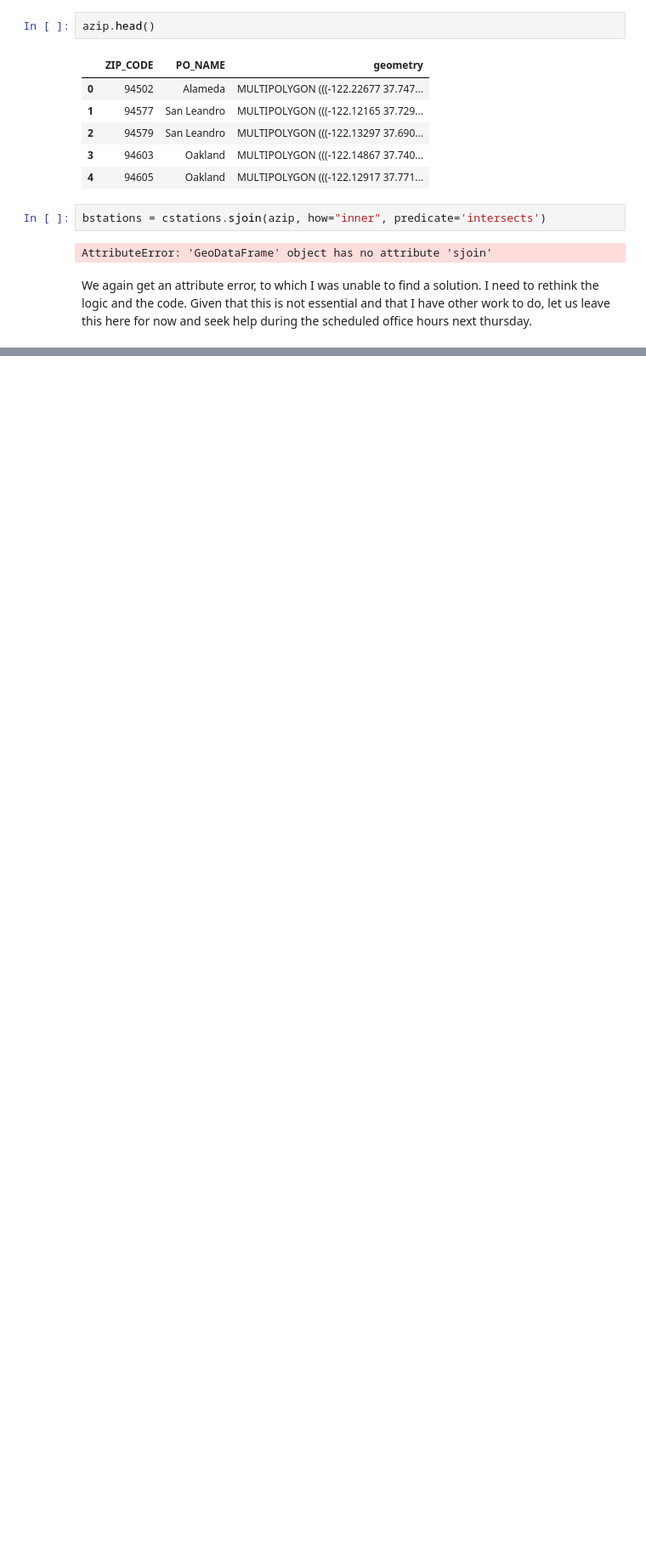
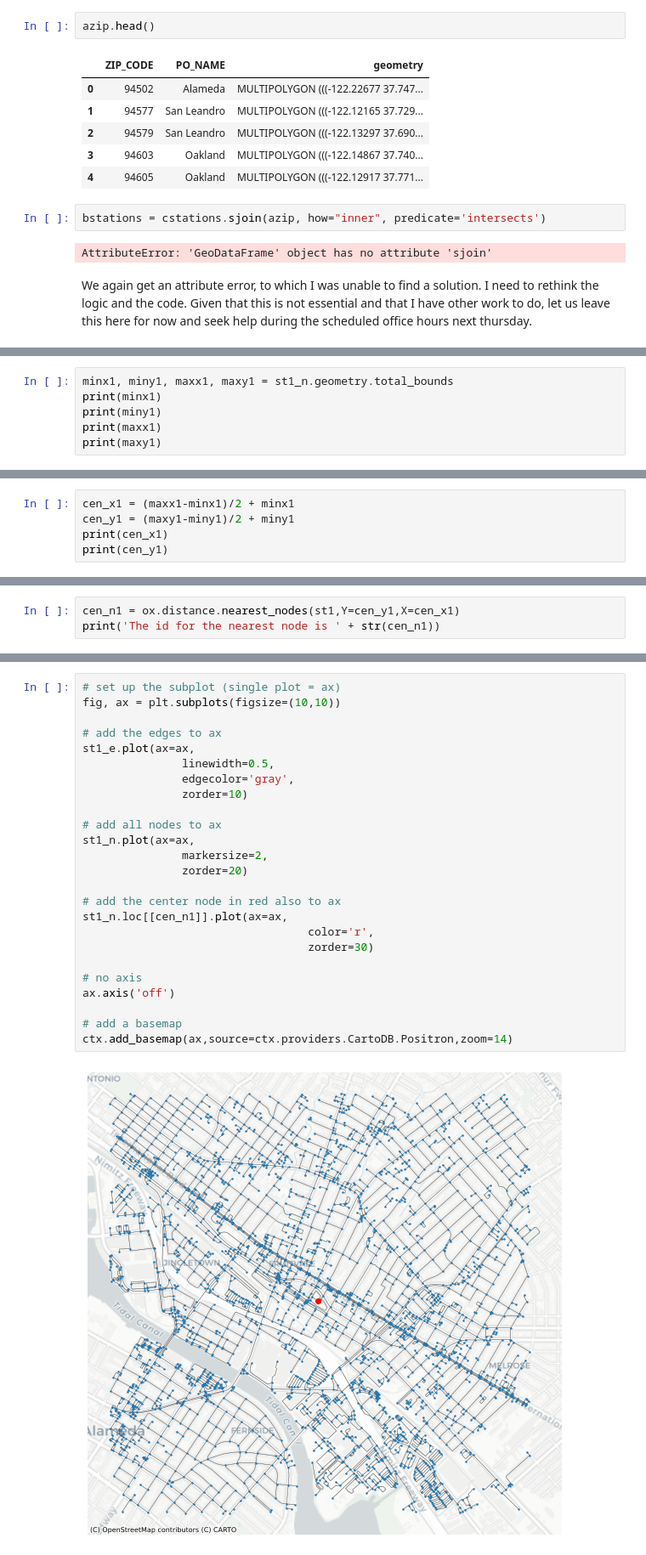
Before and after one commit to nlmatteson/UP206A--Final-Project, a Jupyter notebook: chaithra_week_4/Stations.ipynb, the cells around one changed output, grey strips where cells are left out. Shown at 85% size. Saved outputs shown, nothing was run; the diff lists cells and outputs as text; blank space fills up the shorter version.

```diff
--- a/chaithra_week_4/Stations.ipynb
+++ b/chaithra_week_4/Stations.ipynb
@@ -164,0 +171,6 @@ st1_e.plot(figsize=(10,10))
+# %%
+minx1, miny1, maxx1, maxy1 = st1_n.geometry.total_bounds
+print(minx1)
+print(miny1)
+print(maxx1)
+print(maxy1)
@@ -164,0 +182,5 @@ st1_e.plot(figsize=(10,10))
+# %%
+cen_x1 = (maxx1-minx1)/2 + minx1
+cen_y1 = (maxy1-miny1)/2 + miny1
+print(cen_x1)
+print(cen_y1)
@@ -164,0 +190,3 @@ st1_e.plot(figsize=(10,10))
+# %%
+cen_n1 = ox.distance.nearest_nodes(st1,Y=cen_y1,X=cen_x1)
+print('The id for the nearest node is ' + str(cen_n1))
@@ -164,0 +203,27 @@ st1_e.plot(figsize=(10,10))
+# %%
+# set up the subplot (single plot = ax)
+fig, ax = plt.subplots(figsize=(10,10))
+
+# add the edges to ax
+st1_e.plot(ax=ax,
+               linewidth=0.5,
+               edgecolor='gray',
+               zorder=10)
+
+# add all nodes to ax
+st1_n.plot(ax=ax,
+               markersize=2,
+               zorder=20)
+
+# add the center node in red also to ax
+st1_n.loc[[cen_n1]].plot(ax=ax,
+                                  color='r',
+                                  zorder=30)
+
+# no axis
+ax.axis('off')
+
+# add a basemap
+ctx.add_basemap(ax,source=ctx.providers.CartoDB.Positron,zoom=14)
+# %% [output]
+[figure, added]
```
Also changed, not shown: parts of 39 cells of this notebook.
